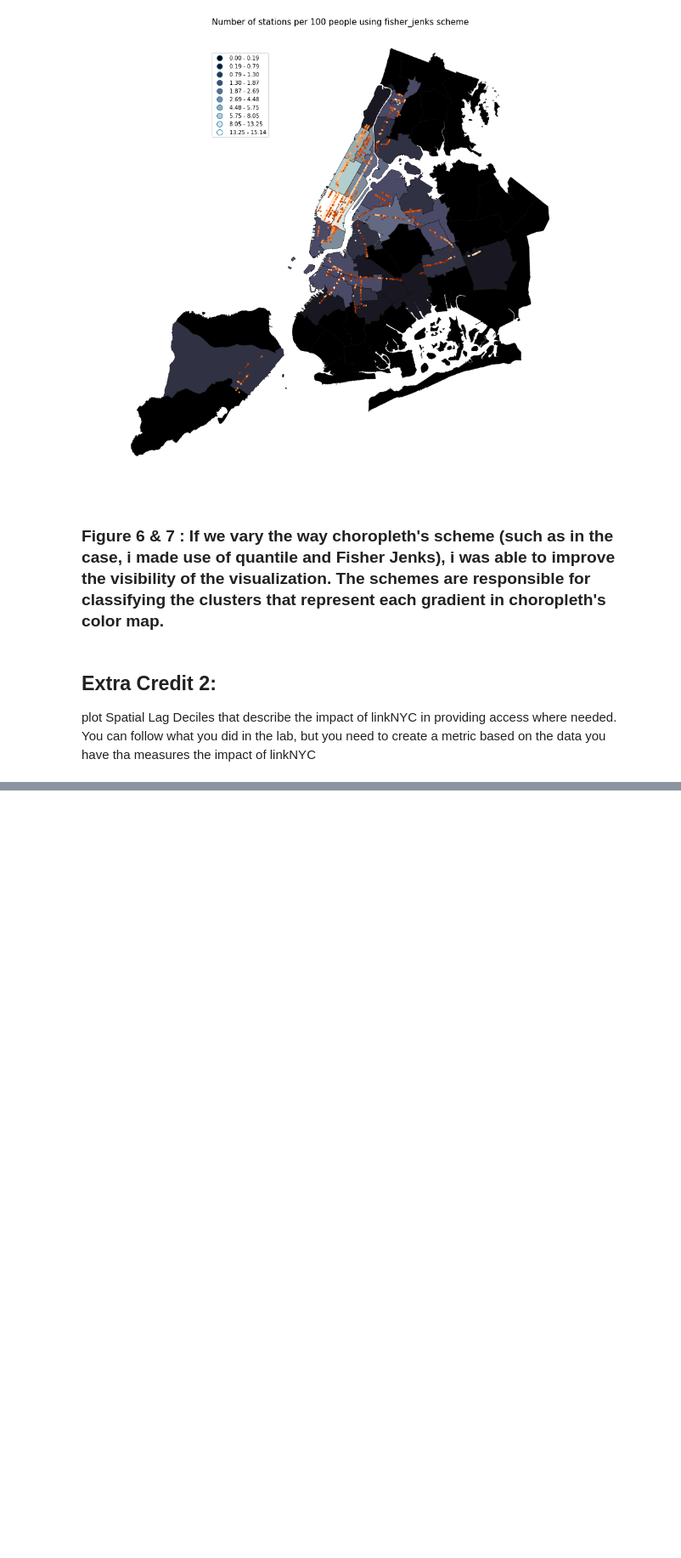
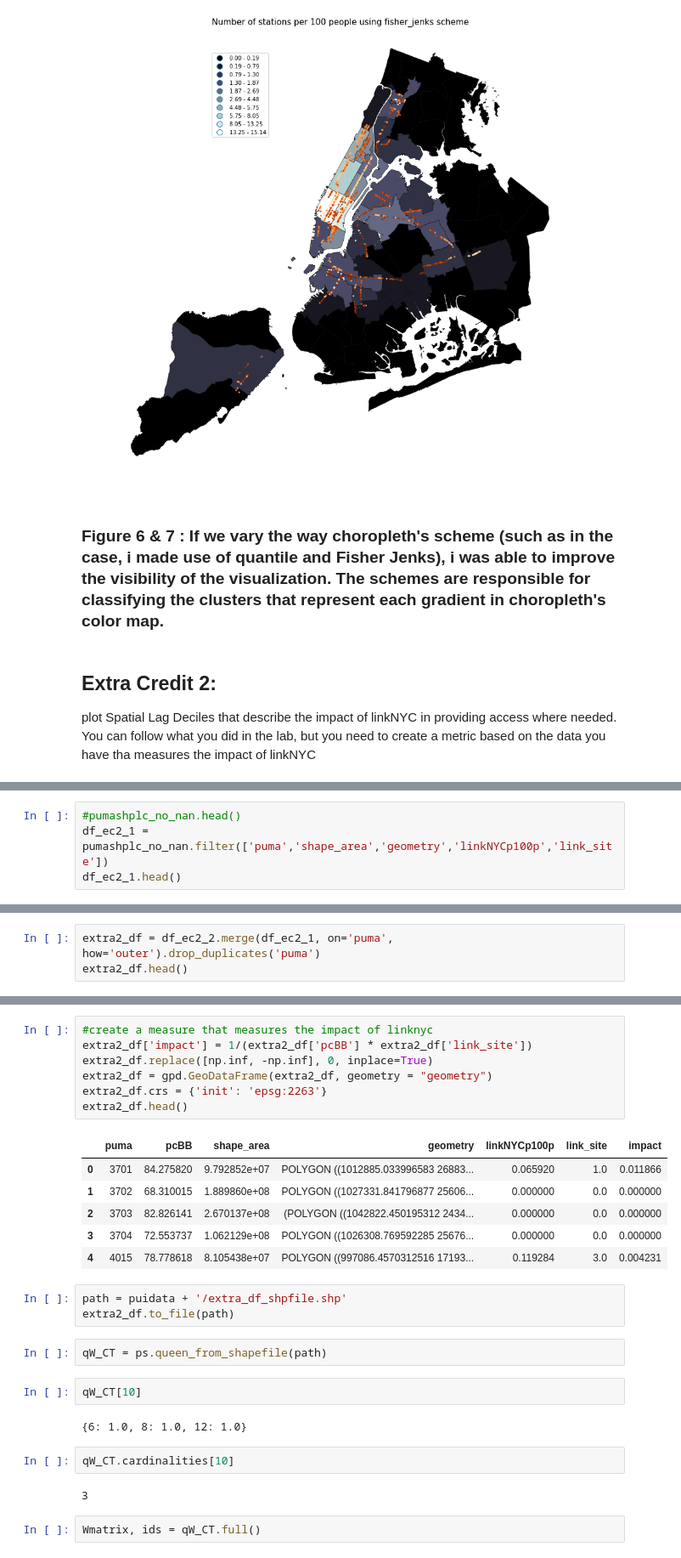
Before and after one commit to jinalklaulitz/PUI2018_msm796, a Jupyter notebook: HW7_msm796/assignment1_msm796.ipynb, the cells around one changed output, grey strips where cells are left out. Shown at 85% size. Cells and saved outputs as stored; diff of their text form; blank space fills up the shorter version.

```diff
--- a/HW7_msm796/assignment1_msm796.ipynb
+++ b/HW7_msm796/assignment1_msm796.ipynb
@@ -625,0 +602,4 @@ https://factfinder.census.gov/ -> Advanced Search -> Show me all
+# %%
+#pumashplc_no_nan.head()
+df_ec2_1 = pumashplc_no_nan.filter(['puma','shape_area','geometry','linkNYCp100p','link_site'])
+df_ec2_1.head()
@@ -625,0 +624,3 @@ https://factfinder.census.gov/ -> Advanced Search -> Show me all
+# %%
+extra2_df = df_ec2_2.merge(df_ec2_1, on='puma', how='outer').drop_duplicates('puma')
+extra2_df.head()
@@ -625,0 +634,29 @@ https://factfinder.census.gov/ -> Advanced Search -> Show me all
+# %%
+#create a measure that measures the impact of linknyc
+extra2_df['impact'] = 1/(extra2_df['pcBB'] * extra2_df['link_site'])
+extra2_df.replace([np.inf, -np.inf], 0, inplace=True)
+extra2_df = gpd.GeoDataFrame(extra2_df, geometry = "geometry")
+extra2_df.crs = {'init': 'epsg:2263'}
+extra2_df.head()
+# %% [output]
+|  | puma | pcBB | shape_area | geometry | linkNYCp100p | link_site | impact |
+| 0 | 3701 | 84.275820 | 9.792852e+07 | POLYGON ((1012885.033996583 26883... | 0.065920 | 1.0 | 0.011866 |
+| 1 | 3702 | 68.310015 | 1.889860e+08 | POLYGON ((1027331.841796877 25606... | 0.000000 | 0.0 | 0.000000 |
+| 2 | 3703 | 82.826141 | 2.670137e+08 | (POLYGON ((1042822.450195312 2434... | 0.000000 | 0.0 | 0.000000 |
+| 3 | 3704 | 72.553737 | 1.062129e+08 | POLYGON ((1026308.769592285 25676... | 0.000000 | 0.0 | 0.000000 |
+| 4 | 4015 | 78.778618 | 8.105438e+07 | POLYGON ((997086.4570312516 17193... | 0.119284 | 3.0 | 0.004231 |
+# %%
+path = puidata + '/extra_df_shpfile.shp'
+extra2_df.to_file(path)
+# %%
+qW_CT = ps.queen_from_shapefile(path)
+# %%
+qW_CT[10]
+# %% [output]
+{6: 1.0, 8: 1.0, 12: 1.0}
+# %%
+qW_CT.cardinalities[10]
+# %% [output]
+3
+# %%
+Wmatrix, ids = qW_CT.full()
```
Also changed, not shown: parts of 14 cells of this notebook.
